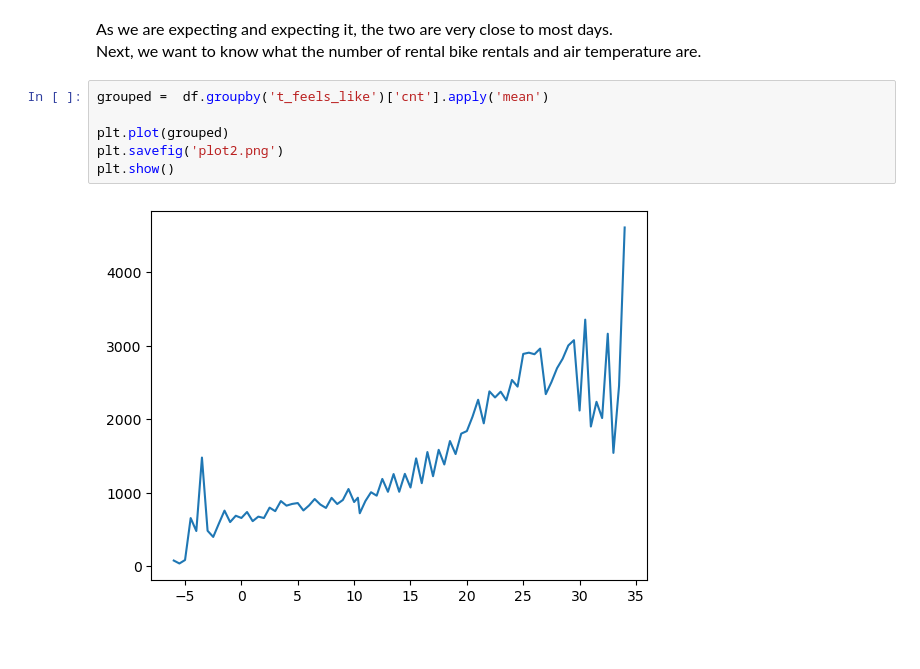
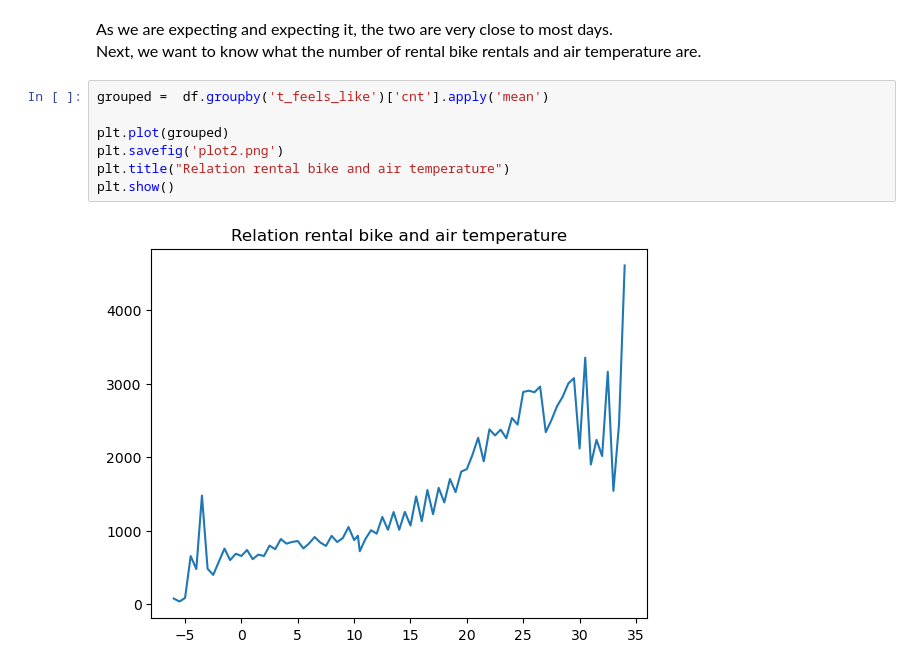
Before and after one commit to AMRHiwa/bicycle_EDA, a Jupyter notebook: cyclists.ipynb, the cells around one changed output. Saved outputs shown, nothing was run; the diff lists cells and outputs as text; blank space fills up the shorter version.

Commit message:
update ipynb add title plots

```diff
--- a/cyclists.ipynb
+++ b/cyclists.ipynb
@@ -244,8 +247,9 @@ Next, we want to know what the number of rental bike rentals and air temperature
 # %%
 grouped =  df.groupby('t_feels_like')['cnt'].apply('mean')
 
 plt.plot(grouped)
 plt.savefig('plot2.png')
+plt.title("Relation rental bike and air temperature")
 plt.show()
 # %% [output]
-[figure, old version]
+[figure, new version]
```
Also changed, not shown: parts of 1 cell of this notebook.
